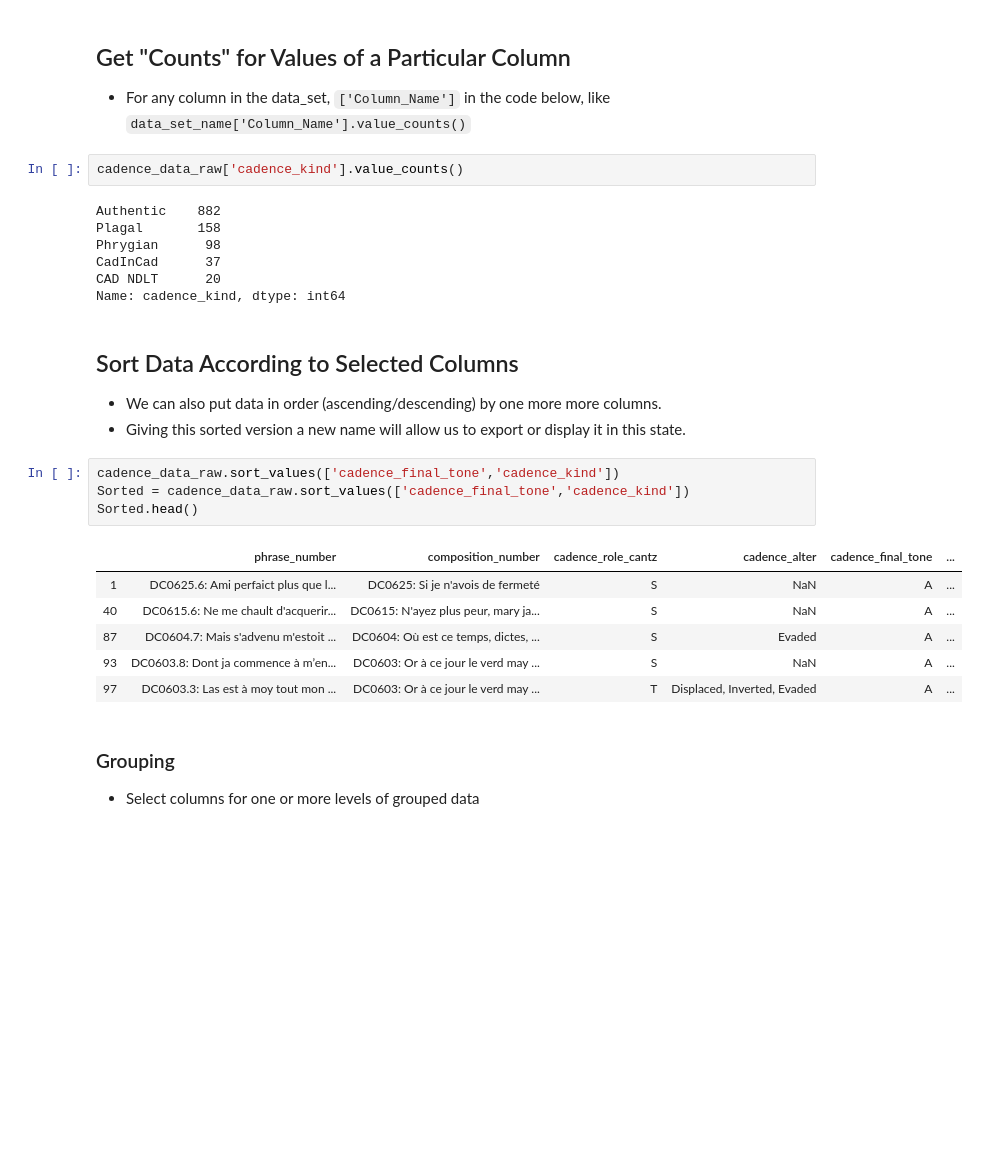
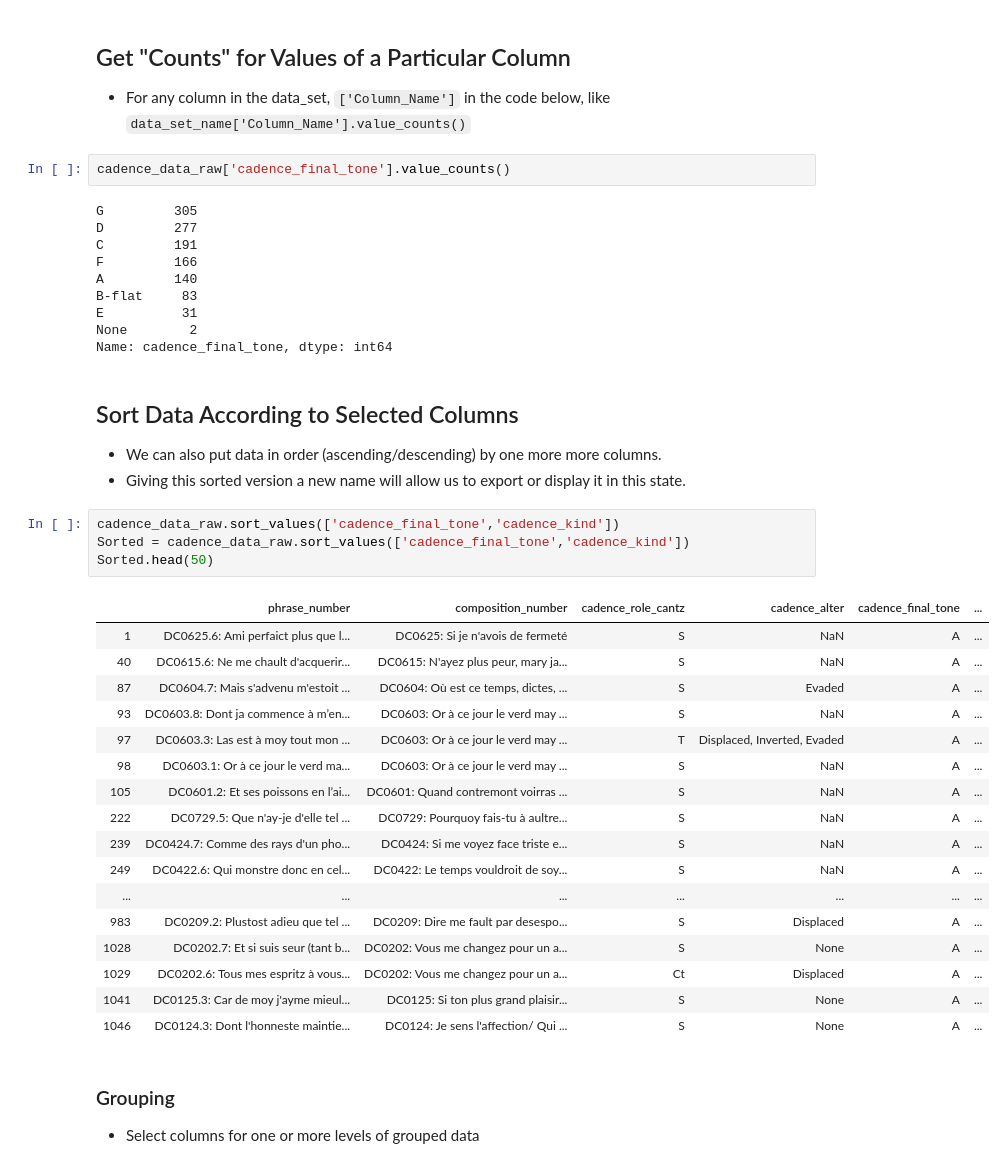
Before and after one commit to RichardFreedman/LostVoicesCadenceViewer, a Jupyter notebook: Lost_Voices_Cadence_Viewer_Notebook_12_2020.ipynb, the cells around one changed output. Cells and saved outputs as stored; diff of their text form; blank space fills up the shorter version.

```diff
--- a/Lost_Voices_Cadence_Viewer_Notebook_12_2020.ipynb
+++ b/Lost_Voices_Cadence_Viewer_Notebook_12_2020.ipynb
@@ -37,14 +37,17 @@ cadence_data_raw.head(10)
 ## Get "Counts" for Values of a Particular Column
 - For any column in the data_set, `['Column_Name']` in the code below, like `data_set_name['Column_Name'].value_counts()`
 # %%
-cadence_data_raw['cadence_kind'].value_counts()
+cadence_data_raw['cadence_final_tone'].value_counts()
 # %% [output]
-Authentic    882
-Plagal       158
-Phrygian      98
-CadInCad      37
-CAD NDLT      20
-Name: cadence_kind, dtype: int64
+G         305
+D         277
+C         191
+F         166
+A         140
+B-flat     83
+E          31
+None        2
+Name: cadence_final_tone, dtype: int64
 # %% [markdown]
 ## Sort Data According to Selected Columns
 - We can also put data in order (ascending/descending) by one more more columns.
@@ -52,14 +55,25 @@ Name: cadence_kind, dtype: int64
 # %%
 cadence_data_raw.sort_values(['cadence_final_tone','cadence_kind'])
 Sorted = cadence_data_raw.sort_values(['cadence_final_tone','cadence_kind'])
-Sorted.head()
+Sorted.head(50)
 # %% [output]
 |  | phrase_number | composition_number | cadence_role_cantz | cadence_alter | cadence_final_tone | ... |
 | 1 | DC0625.6: Ami perfaict plus que l... | DC0625: Si je n'avois de fermeté | S | NaN | A | ... |
 | 40 | DC0615.6: Ne me chault d'acquerir... | DC0615: N'ayez plus peur, mary ja... | S | NaN | A | ... |
 | 87 | DC0604.7: Mais s'advenu m'estoit ... | DC0604: Où est ce temps, dictes, ... | S | Evaded | A | ... |
 | 93 | DC0603.8: Dont ja commence à m’en... | DC0603: Or à ce jour le verd may ... | S | NaN | A | ... |
 | 97 | DC0603.3: Las est à moy tout mon ... | DC0603: Or à ce jour le verd may ... | T | Displaced, Inverted, Evaded | A | ... |
+| 98 | DC0603.1: Or à ce jour le verd ma... | DC0603: Or à ce jour le verd may ... | S | NaN | A | ... |
+| 105 | DC0601.2: Et ses poissons en l’ai... | DC0601: Quand contremont voirras ... | S | NaN | A | ... |
+| 222 | DC0729.5: Que n'ay-je d'elle tel ... | DC0729: Pourquoy fais-tu à aultre... | S | NaN | A | ... |
+| 239 | DC0424.7: Comme des rays d'un pho... | DC0424: Si me voyez face triste e... | S | NaN | A | ... |
+| 249 | DC0422.6: Qui monstre donc en cel... | DC0422: Le temps vouldroit de soy... | S | NaN | A | ... |
+| ... | ... | ... | ... | ... | ... | ... |
+| 983 | DC0209.2: Plustost adieu que tel ... | DC0209: Dire me fault par desespo... | S | Displaced | A | ... |
+| 1028 | DC0202.7: Et si suis seur (tant b... | DC0202: Vous me changez pour un a... | S | None | A | ... |
+| 1029 | DC0202.6: Tous mes espritz à vous... | DC0202: Vous me changez pour un a... | Ct | Displaced | A | ... |
+| 1041 | DC0125.3: Car de moy j'ayme mieul... | DC0125: Si ton plus grand plaisir... | S | None | A | ... |
+| 1046 | DC0124.3: Dont l'honneste maintie... | DC0124: Je sens l'affection/ Qui ... | S | None | A | ... |
 # %% [markdown]
 ### Grouping
 
```
Also changed, not shown: parts of 2 cells of this notebook, 1 other file.
